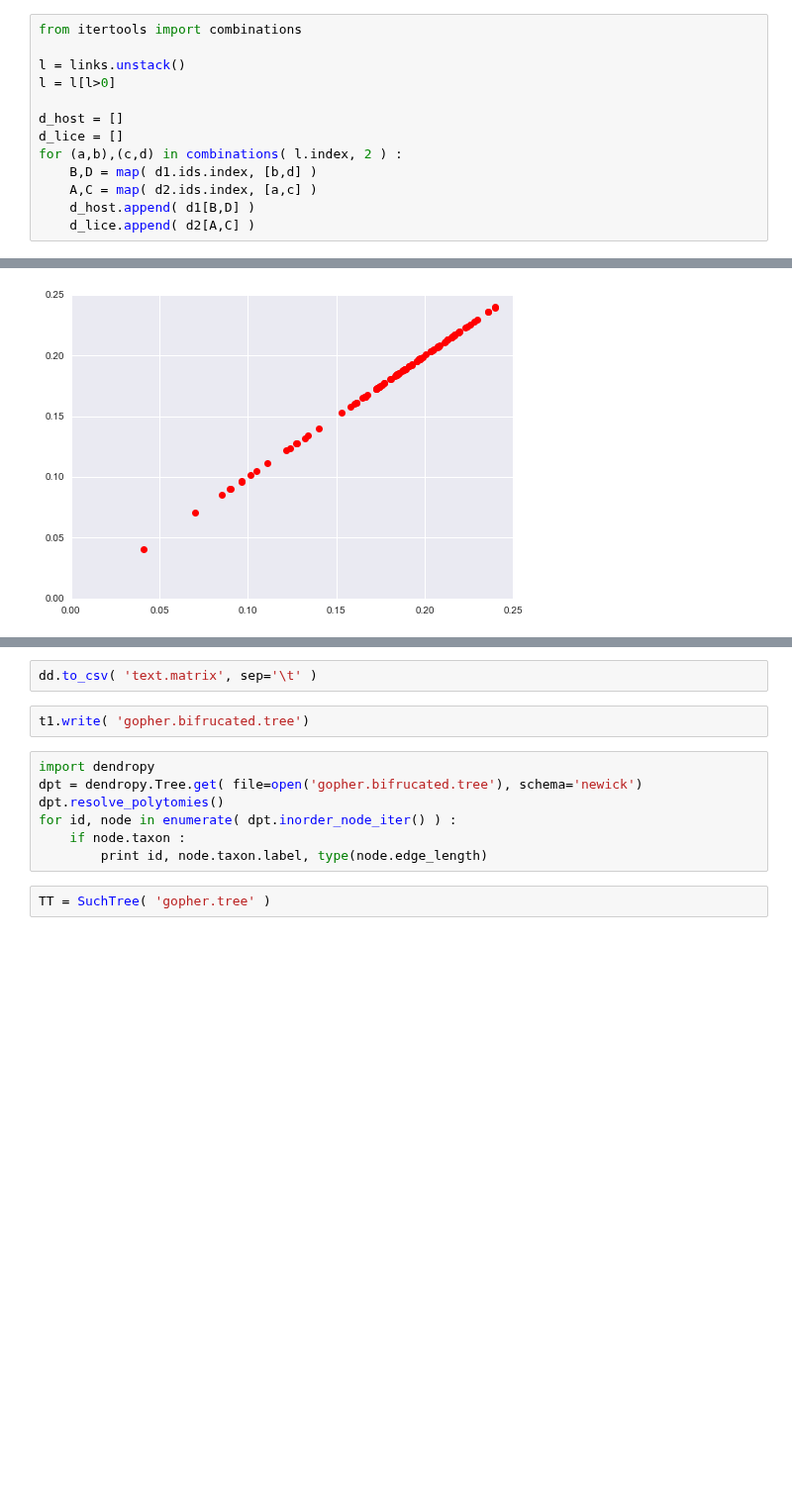
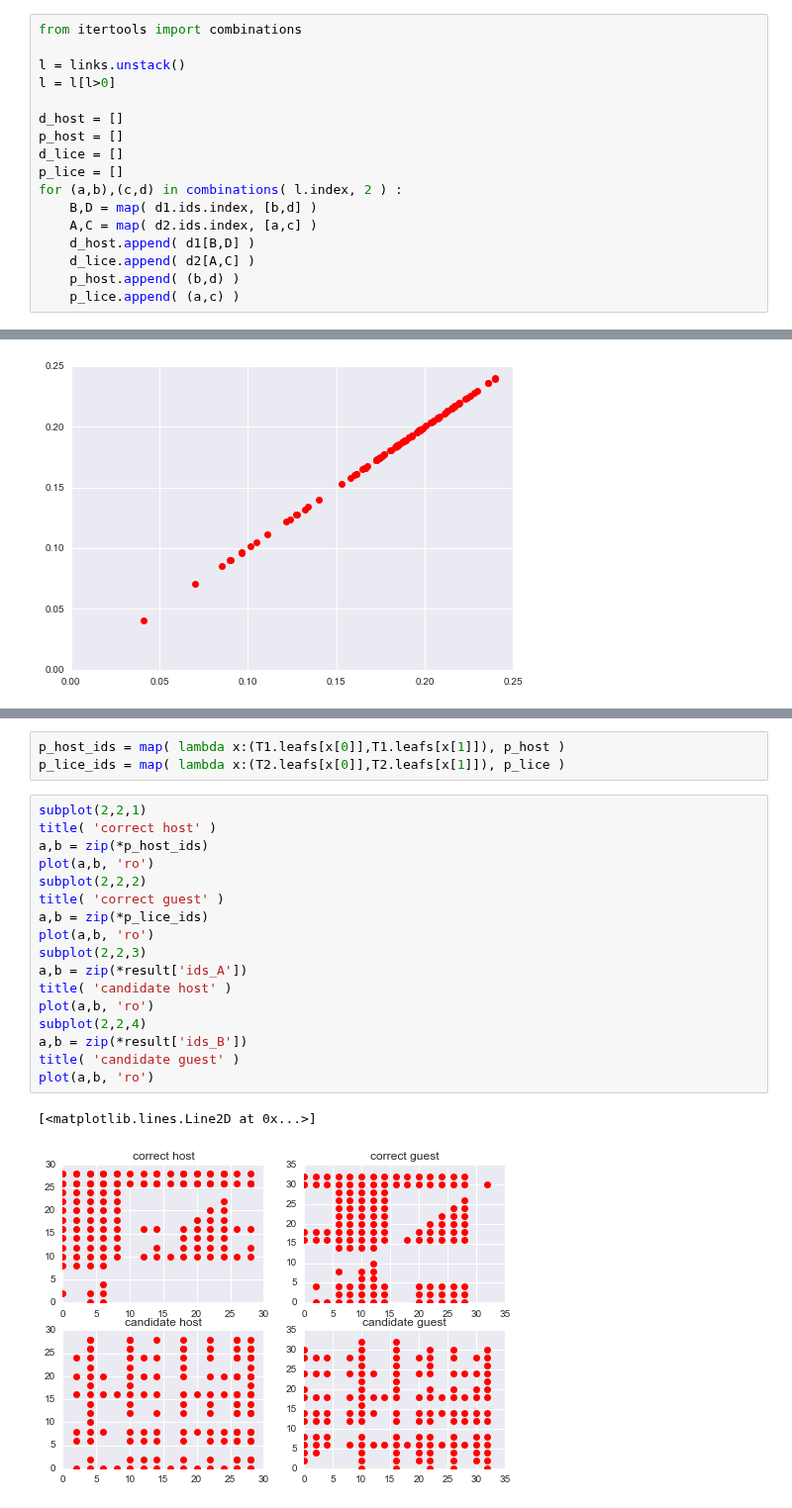
Before and after one commit to ryneches/SuchTree, a Jupyter notebook: data/gopher-louse/Gopher-Louse.ipynb, the cells around one changed output, grey strips where cells are left out. Shown at 99% size. Cells and saved outputs as stored; diff of their text form; blank space fills up the shorter version.

Commit message:
fixed column/tree bijection

```diff
--- a/data/gopher-louse/Gopher-Louse.ipynb
+++ b/data/gopher-louse/Gopher-Louse.ipynb
@@ -136,12 +136,16 @@ l = links.unstack()
 l = l[l>0]
 
 d_host = []
+p_host = []
 d_lice = []
+p_lice = []
 for (a,b),(c,d) in combinations( l.index, 2 ) :
     B,D = map( d1.ids.index, [b,d] )
     A,C = map( d2.ids.index, [a,c] )
     d_host.append( d1[B,D] )
     d_lice.append( d2[A,C] )
+    p_host.append( (b,d) )
+    p_lice.append( (a,c) )
 # %%
 seaborn.jointplot( array(d_host), array(d_lice) )
 # %% [output]
@@ -174,13 +176,23 @@ dd = d1.to_data_frame().unstack()
-# %%
-dd.to_csv( 'text.matrix', sep='\t' )
-# %%
-t1.write( 'gopher.bifrucated.tree')
-# %%
-import dendropy
-dpt = dendropy.Tree.get( file=open('gopher.bifrucated.tree'), schema='newick')
-dpt.resolve_polytomies()
-for id, node in enumerate( dpt.inorder_node_iter() ) :
-    if node.taxon :
-        print id, node.taxon.label, type(node.edge_length)
-# %%
-TT = SuchTree( 'gopher.tree' )
+# %%
+p_host_ids = map( lambda x:(T1.leafs[x[0]],T1.leafs[x[1]]), p_host )
+p_lice_ids = map( lambda x:(T2.leafs[x[0]],T2.leafs[x[1]]), p_lice )
+# %%
+subplot(2,2,1)
+title( 'correct host' )
+a,b = zip(*p_host_ids)
+plot(a,b, 'ro')
+subplot(2,2,2)
+title( 'correct guest' )
+a,b = zip(*p_lice_ids)
+plot(a,b, 'ro')
+subplot(2,2,3)
+a,b = zip(*result['ids_A'])
+title( 'candidate host' )
+plot(a,b, 'ro')
+subplot(2,2,4)
+a,b = zip(*result['ids_B'])
+title( 'candidate guest' )
+plot(a,b, 'ro')
+# %% [output]
+[<matplotlib.lines.Line2D at 0x...>]
+[figure, added]
```
Also changed, not shown: parts of 11 cells of this notebook, 1 other file.
